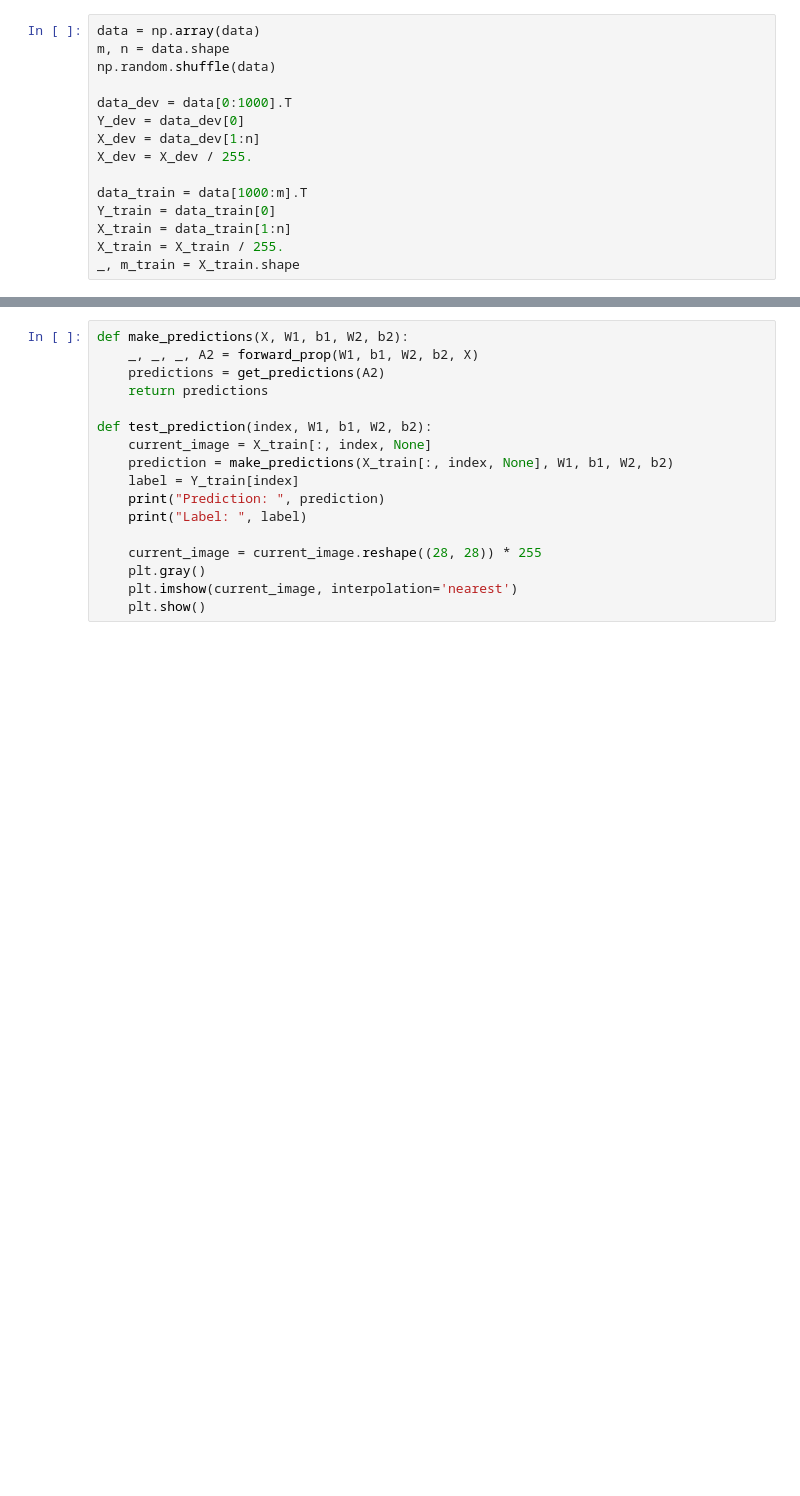
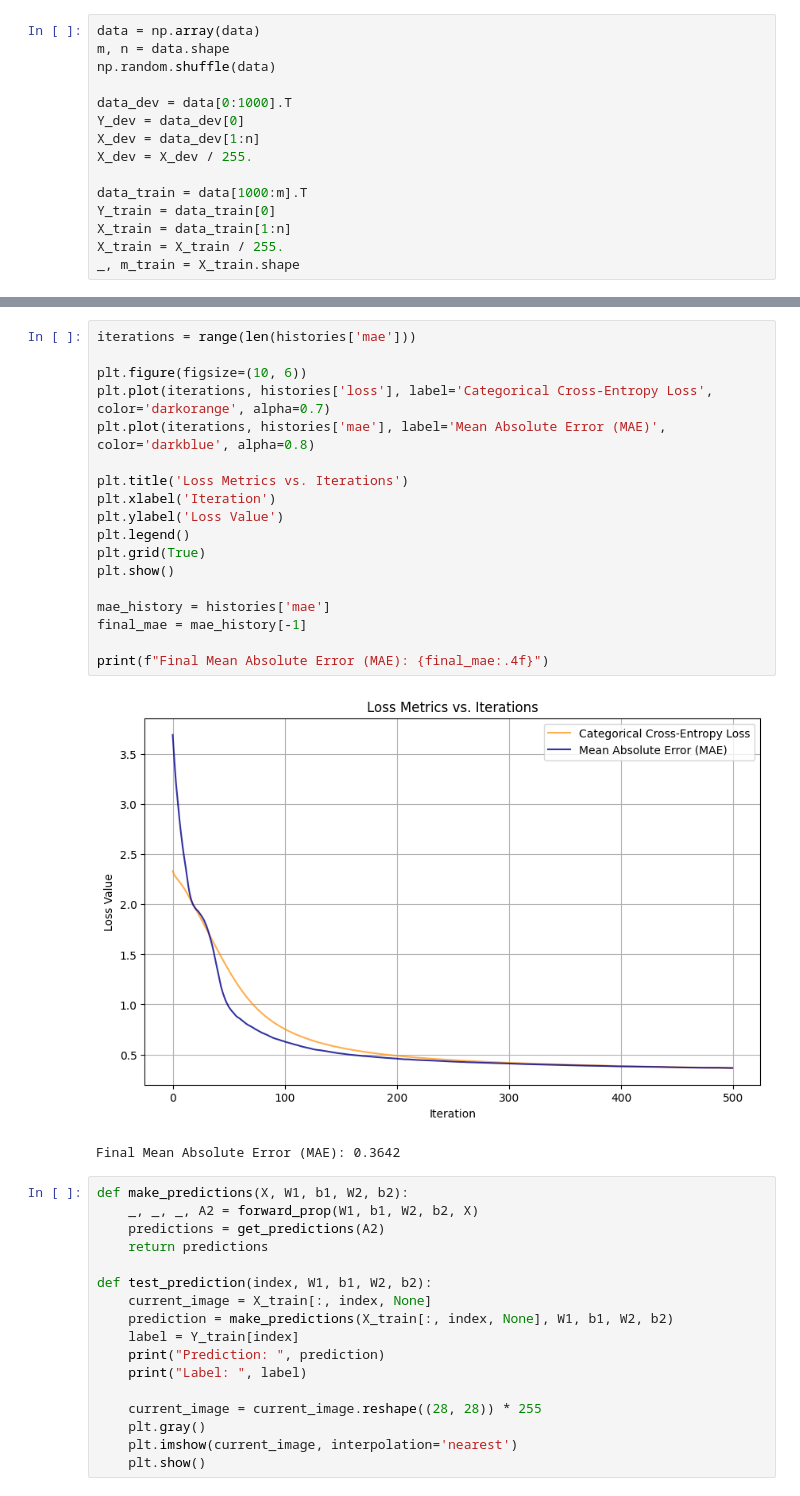
Before and after one commit to Kachow2323/mnist-datatset-neural-network-practice, a Jupyter notebook: mnist-datatset-neural-network-practice.ipynb, the cells around one changed output, grey strips where cells are left out. Saved outputs shown, nothing was run; the diff lists cells and outputs as text; blank space fills up the shorter version.

Commit message:
10/30 - Loss Metrics (CCE, MAE)

```diff
--- a/mnist-datatset-neural-network-practice.ipynb
+++ b/mnist-datatset-neural-network-practice.ipynb
@@ -190,3 +258,24 @@ plt.show()
+# %%
+iterations = range(len(histories['mae']))
+
+plt.figure(figsize=(10, 6))
+plt.plot(iterations, histories['loss'], label='Categorical Cross-Entropy Loss', color='darkorange', alpha=0.7)
+plt.plot(iterations, histories['mae'], label='Mean Absolute Error (MAE)', color='darkblue', alpha=0.8)
+
+plt.title('Loss Metrics vs. Iterations')
+plt.xlabel('Iteration')
+plt.ylabel('Loss Value')
+plt.legend()
+plt.grid(True)
+plt.show()
+
+mae_history = histories['mae']
+final_mae = mae_history[-1]
+
+print(f"Final Mean Absolute Error (MAE): {final_mae:.4f}")
+# %% [output]
+[figure, added]
+Final Mean Absolute Error (MAE): 0.3642
 # %%
 def make_predictions(X, W1, b1, W2, b2):
     _, _, _, A2 = forward_prop(W1, b1, W2, b2, X)
```
Also changed, not shown: parts of 8 cells of this notebook.
